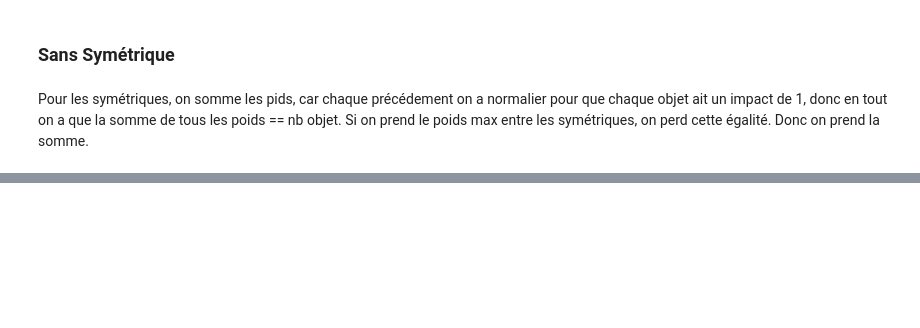
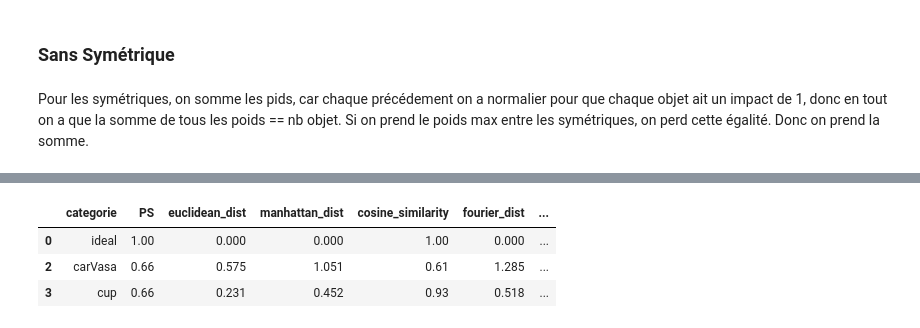
Before and after one commit to PelissierCombescure/Code, a Jupyter notebook: Comparaison-User-study/comparaison_user_study.ipynb, the cells around one changed output, grey strips where cells are left out. Cells and saved outputs as stored; diff of their text form; code cells hidden in the pictures; blank space fills up the shorter version.

```diff
--- a/Comparaison-User-study/comparaison_user_study.ipynb
+++ b/Comparaison-User-study/comparaison_user_study.ipynb
@@ -346,31 +452,36 @@ for cat_us in list_categorie_us:
     BVS[cat_us]['metriques_sym']['cosine_similarity'] =  np.round(cosine_similarity, 3)
     # 4. Similarité Circulaire Basée sur Fourier
     fourier_distance = fourier_similarity(weights_method_us, weights_method_m)
     BVS[cat_us]['metriques_sym']['fourier_dist'] =  np.round(fourier_distance, 3)
     # 5. corrélation de Pearson
     correlation, p_value = pearsonr(weights_method_us, weights_method_m)
     BVS[cat_us]['metriques_sym']['correlation-pvalue'] =  (np.round(correlation, 3), np.round(p_value, 5))
     # 6. # Divergence KL
     kl_divergence = entropy(weights_method_m, weights_method_us)
     BVS[cat_us]['metriques_sym']['kl_divergence'] =  np.round(kl_divergence, 3)
     # 7. # Divergence JS
     js_divergence = jensenshannon(weights_method_m, weights_method_us)
     BVS[cat_us]['metriques_sym']['js_divergence'] =  np.round(js_divergence, 3)
     # 7. # bhattacharyya_distance
     bhattacharyya_distance = -np.log(np.sum(np.sqrt(np.array(weights_method_m) * np.array(weights_method_us))))
     BVS[cat_us]['metriques_sym']['bhattacharyya_distance'] =  np.round(bhattacharyya_distance, 3)
 
 ideal ={}; a = weights_method_us
 ideal['PS'] = 1; ideal['euclidean_dist'] =  np.linalg.norm(a - a); ideal['manhattan_dist'] =  np.sum(np.abs(a - a)); ideal['cosine_similarity'] = 1 - cosine(a, a);
 ideal['fourier_dist'] = fourier_similarity(a, a); ideal['correlation-pvalue'] = (1,0); ideal['kl_divergence'] = entropy(a, a); ideal['js_divergence'] = jensenshannon(a, a);
 ideal['bhattacharyya_distance'] = -np.log(np.sum(np.sqrt(np.array(a) * np.array(a))))
 
 # Metriques
 metriques_sym = list(BVS[cat_us]['metriques_sym'].keys())
 df_metriques_sym = pd.DataFrame(columns=['categorie',] + metriques_sym)
-df_metriques.loc[len(df_metriques)] = ['ideal']+[ideal[m] for m in metriques]
+df_metriques_sym.loc[len(df_metriques_sym)] = ['ideal']+[ideal[m] for m in metriques]
 for cat_us in list_categorie_us:
     df_metriques_sym.loc[len(df_metriques_sym)+1] = [cat_us]+[BVS[cat_us]['metriques_sym'][m] for m in metriques_sym]
 
 df_metriques_sym.to_csv(os.path.join(dir_outputs_csv, "metriques_modelnet40_user_study_sym.csv"))
 df_metriques_sym
+# %% [output]
+|  | categorie | PS | euclidean_dist | manhattan_dist | cosine_similarity | fourier_dist | ... |
+| 0 | ideal | 1.00 | 0.000 | 0.000 | 1.00 | 0.000 | ... |
+| 2 | carVasa | 0.66 | 0.575 | 1.051 | 0.61 | 1.285 | ... |
+| 3 | cup | 0.66 | 0.231 | 0.452 | 0.93 | 0.518 | ... |
```
Also changed, not shown: parts of 14 cells of this notebook.
